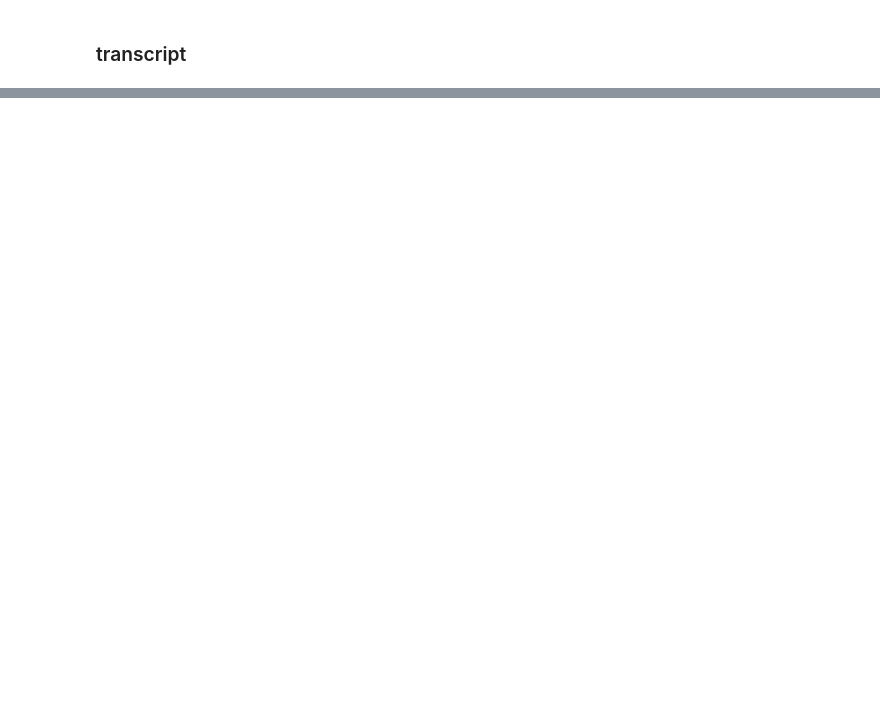
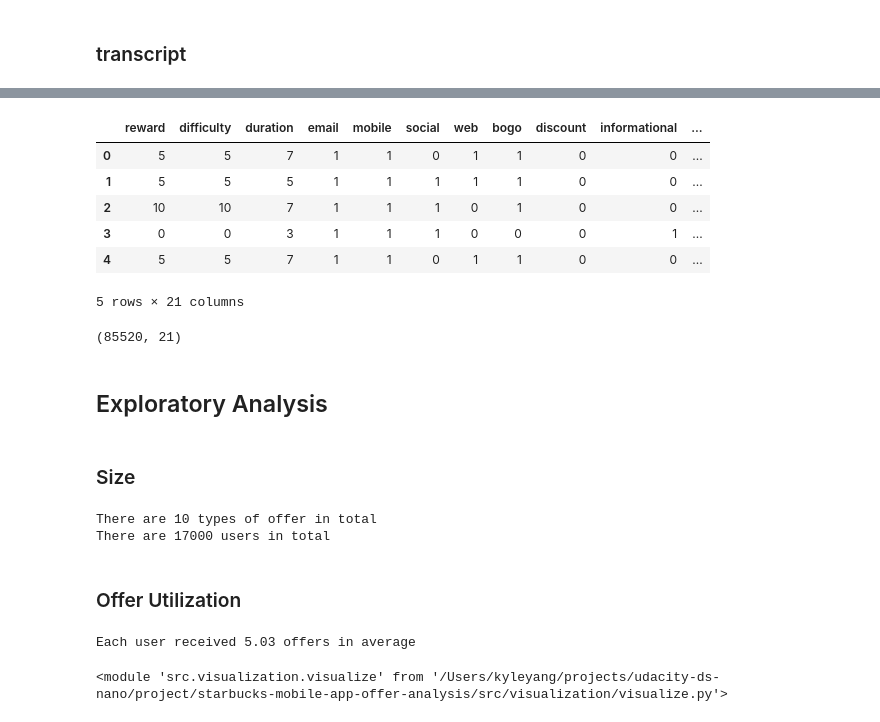
Before and after one commit to keyanyang/starbucks-mobile-app-offer-analysis, a Jupyter notebook: notebooks/analysis/analysis.ipynb, the cells around one changed output, grey strips where cells are left out. Saved outputs shown, nothing was run; the diff lists cells and outputs as text; code cells hidden in the pictures; blank space fills up the shorter version.

```diff
--- a/notebooks/analysis/analysis.ipynb
+++ b/notebooks/analysis/analysis.ipynb
@@ -240,0 +336,16 @@ Looks like there are many duplicate rows. Because these identical transcript sha
+# %%
+combined = df_offer.merge(df_portfolio, left_on='offer_id', right_on='id').drop('id', axis=1)
+combined = combined.merge(df_profile, left_on='person', right_on='id').drop('id', axis=1)
+
+combined.drop(['person', 'offer_id'], axis=1, inplace=True)
+# put dependent variable to the last column
+combined = combined[[col for col in combined.columns if col != 'is_offer_used'] + ['is_offer_used']]
+combined.head()
+# %% [output]
+|  | reward | difficulty | duration | email | mobile | social | web | bogo | discount | informational | ... |
+| 0 | 5 | 5 | 7 | 1 | 1 | 0 | 1 | 1 | 0 | 0 | ... |
+| 1 | 5 | 5 | 5 | 1 | 1 | 1 | 1 | 1 | 0 | 0 | ... |
+| 2 | 10 | 10 | 7 | 1 | 1 | 1 | 0 | 1 | 0 | 0 | ... |
+| 3 | 0 | 0 | 3 | 1 | 1 | 1 | 0 | 0 | 0 | 1 | ... |
+| 4 | 5 | 5 | 7 | 1 | 1 | 0 | 1 | 1 | 0 | 0 | ... |
+5 rows × 21 columns
@@ -240,0 +360,6 @@ Looks like there are many duplicate rows. Because these identical transcript sha
+# %%
+df_clean.shape
+# %% [output]
+(85520, 21)
+# %% [markdown]
+## Exploratory Analysis
@@ -240,0 +368,19 @@ Looks like there are many duplicate rows. Because these identical transcript sha
+# %% [markdown]
+### Size
+# %%
+print(f'There are {df_portfolio.shape[0]} types of offer in total.')
+print(f'There are {df_profile.shape[0]} users in total.')
+# %% [output]
+There are 10 types of offer in total
+There are 17000 users in total
+# %% [markdown]
+### Offer Utilization
+# %%
+print(f'Each user received {df_offer.shape[0]/df_profile.shape[0]:.2f} offers in average.')
+# %% [output]
+Each user received 5.03 offers in average
+# %%
+import importlib
+importlib.reload(visualize)
+# %% [output]
+<module 'src.visualization.visualize' from '/Users/kyleyang/projects/udacity-ds-nano/project/starbucks-mobile-app-offer-analysis/src/visualization/visualize.py'>
```
Also changed, not shown: parts of 47 cells of this notebook, 3 other files.
